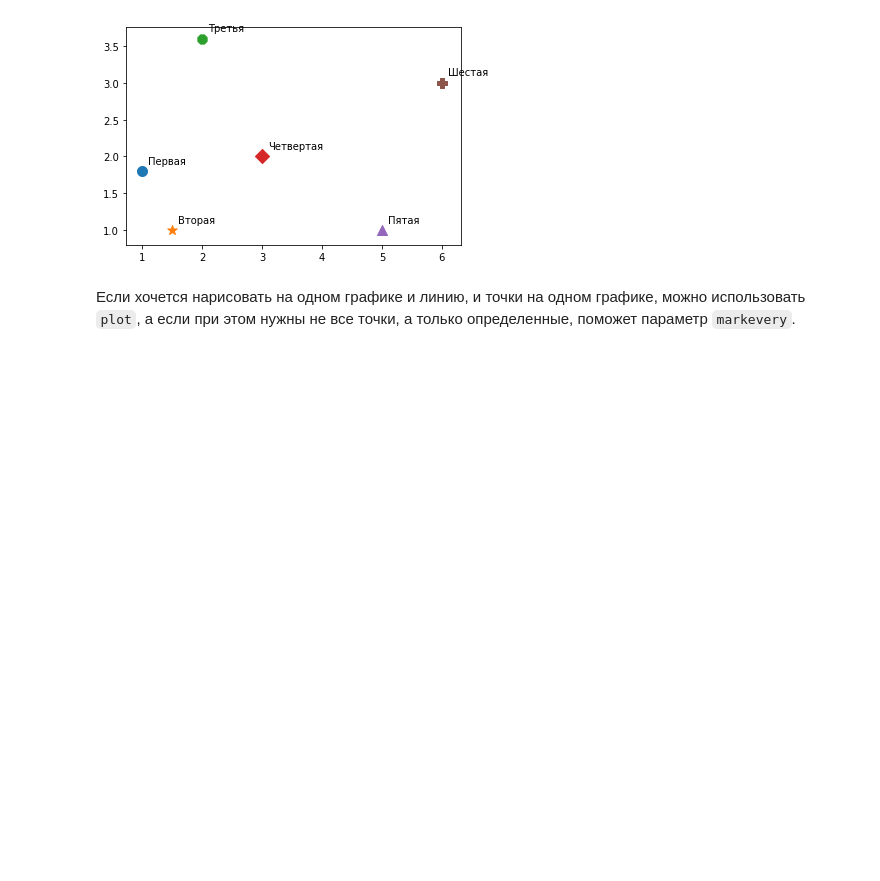
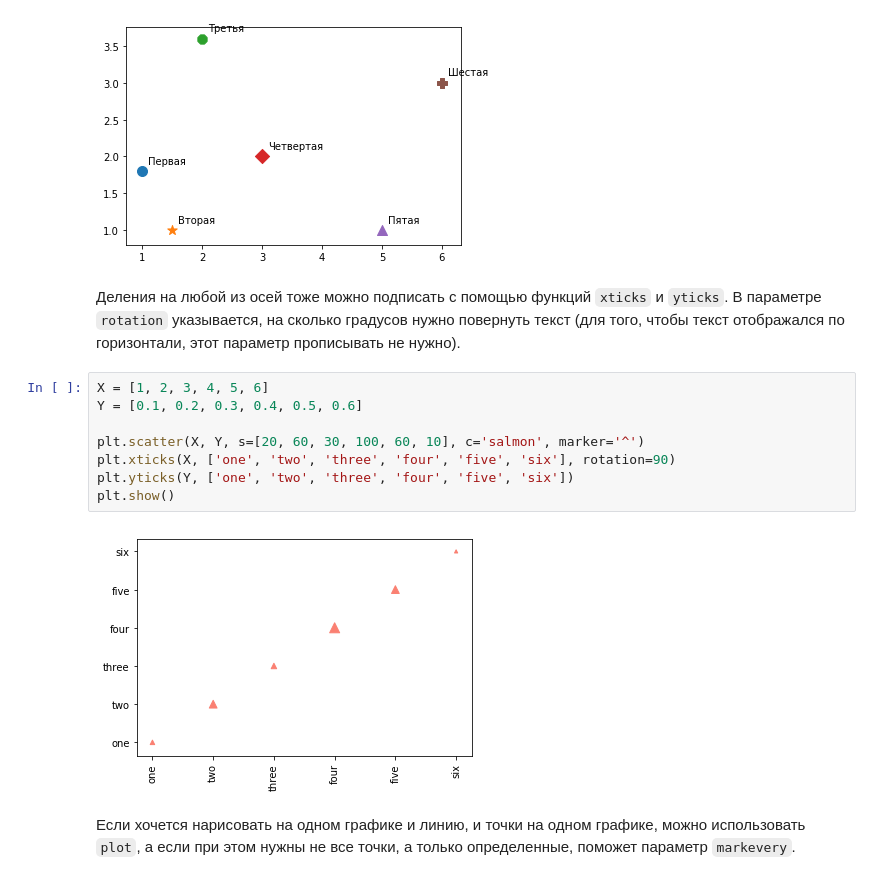
Before and after one commit to ancatmara/python-for-dh, a Jupyter notebook: Classes/14/Matplotlib.ipynb, the cells around one changed output. Drawn from its saved outputs; the diff is of its cells as text; blank space fills up the shorter version.

```diff
--- a/Classes/14/Matplotlib.ipynb
+++ b/Classes/14/Matplotlib.ipynb
@@ -120,6 +120,18 @@ for x, y, m, d in zip(X, Y, markers, dots):
 plt.show()
 # %% [output]
 [figure]
+# %% [markdown]
+Деления на любой из осей тоже можно подписать с помощью функций `xticks` и `yticks`. В параметре `rotation` указывается, на сколько градусов нужно повернуть текст (для того, чтобы текст отображался по горизонтали, этот параметр прописывать не нужно).
+# %%
+X = [1, 2, 3, 4, 5, 6]
+Y = [0.1, 0.2, 0.3, 0.4, 0.5, 0.6]
+
+plt.scatter(X, Y, s=[20, 60, 30, 100, 60, 10], c='salmon', marker='^')
+plt.xticks(X, ['one', 'two', 'three', 'four', 'five', 'six'], rotation=90)
+plt.yticks(Y, ['one', 'two', 'three', 'four', 'five', 'six'])
+plt.show()
+# %% [output]
+[figure, added]
 # %% [markdown]
 Если хочется нарисовать на одном графике и линию, и точки на одном графике, можно использовать `plot`, а если при этом нужны не все точки, а только определенные, поможет параметр `markevery`.
 # %%
```
Also changed, not shown: parts of 16 cells of this notebook, 2 other files.
